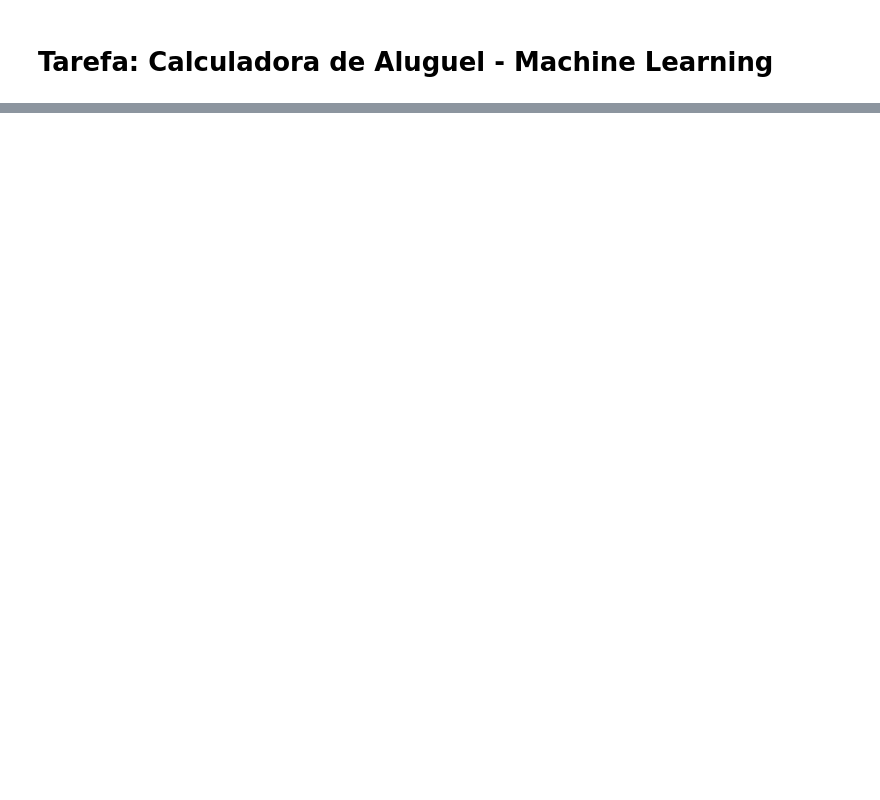
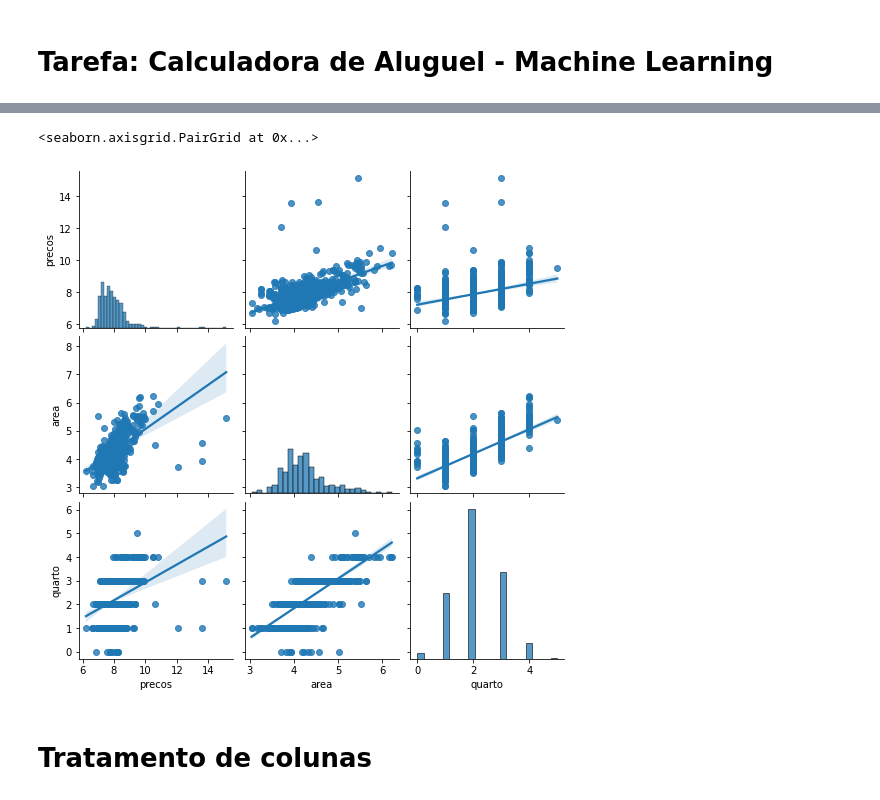
Before and after one commit to PedroMarcusso09/Web-Scraping-im-veis-Rio-de-Janeiro-, a Jupyter notebook: Machine Learning.ipynb, the cells around one changed output, grey strips where cells are left out. Cells and saved outputs as stored; diff of their text form; code cells hidden in the pictures; blank space fills up the shorter version.

```diff
--- a/Machine Learning.ipynb
+++ b/Machine Learning.ipynb
@@ -217,0 +59,3 @@ y_test = teste['precos']
+# %%
+train['precos']=train['precos'].apply(np.log1p)
+train['area']=train['area'].apply(np.log1p)
@@ -217,0 +65,7 @@ y_test = teste['precos']
+# %%
+sns.pairplot(train, kind='reg')
+# %% [output]
+<seaborn.axisgrid.PairGrid at 0x...>
+[figure, added]
+# %% [markdown]
+# Tratamento de colunas
```
Also changed, not shown: parts of 59 cells of this notebook.
